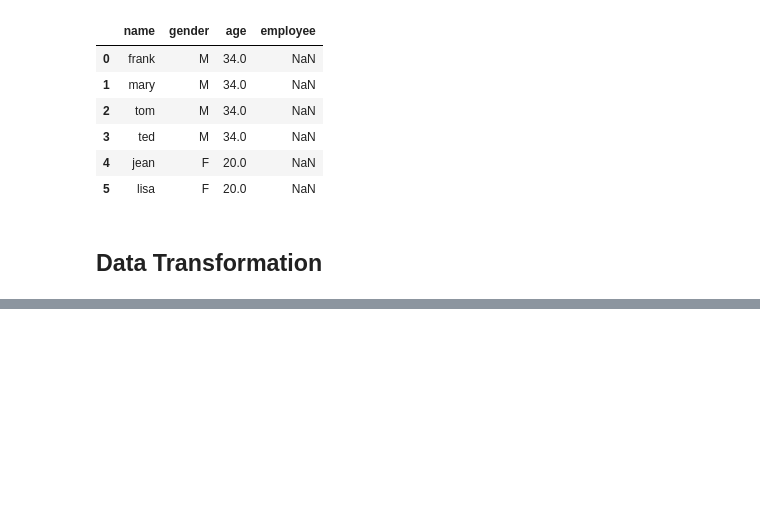
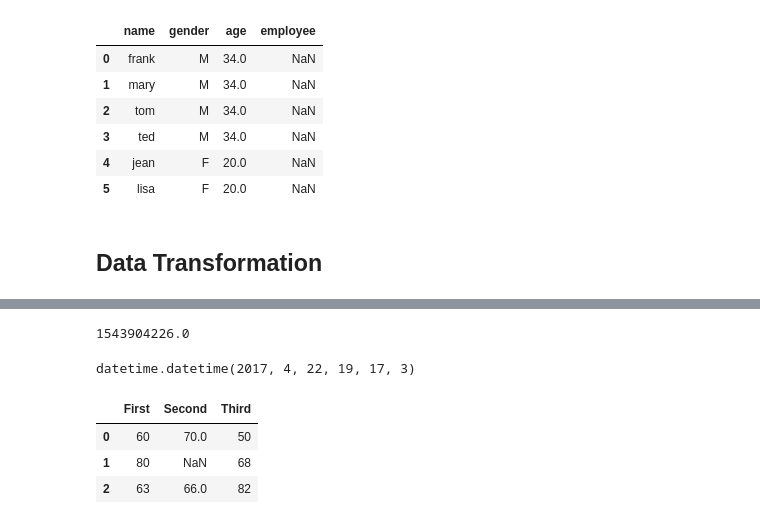
Before and after one commit to ywchiu/cathaybkpython, a Jupyter notebook: Demo20181204.ipynb, the cells around one changed output, grey strips where cells are left out. Saved outputs shown, nothing was run; the diff lists cells and outputs as text; code cells hidden in the pictures; blank space fills up the shorter version.

```diff
--- a/Demo20181204.ipynb
+++ b/Demo20181204.ipynb
@@ -984,0 +1126,7 @@ df.head()
+# %%
+df = pandas.DataFrame(\
+[\
+   [60,70,50],\
+   [80,np.nan,68],\
+   [63,66,82]], \
+  columns = ['First', 'Second', 'Third'])
@@ -984,0 +1203,16 @@ df.head()
+# %%
+from time import mktime
+mktime(current_time.timetuple())
+# %% [output]
+1543904226.0
+# %%
+datetime.fromtimestamp(1492859823)
+# %% [output]
+datetime.datetime(2017, 4, 22, 19, 17, 3)
+# %%
+df
+# %% [output]
+|  | First | Second | Third |
+| 0 | 60 | 70.0 | 50 |
+| 1 | 80 | NaN | 68 |
+| 2 | 63 | 66.0 | 82 |
```
Also changed, not shown: parts of 37 cells of this notebook.
